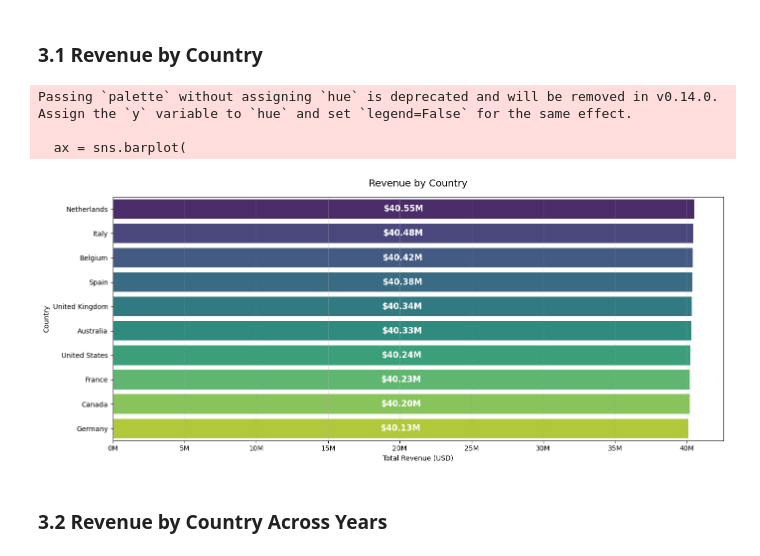
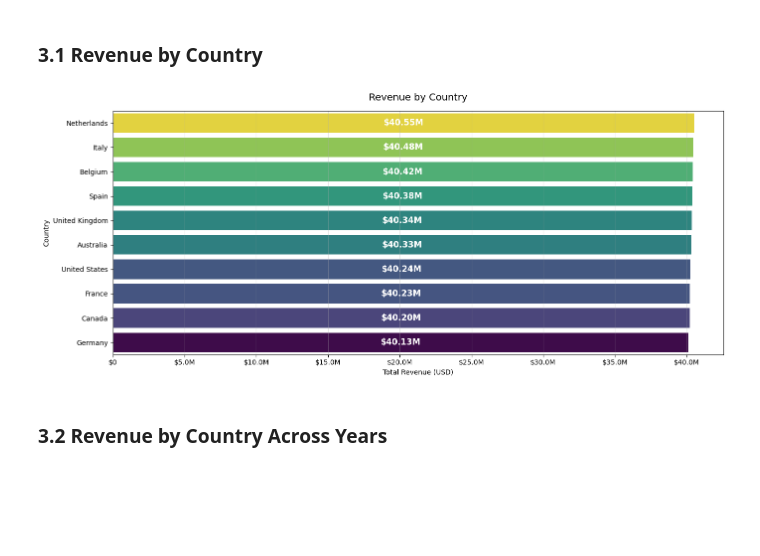
Before and after one commit to judiellegaspina/Ecommerce-EDA-and-Sales-Prediction, a Jupyter notebook: 05_Sales_Analysis.ipynb, the cells around one changed output. Cells and saved outputs as stored; diff of their text form; code cells hidden in the pictures; blank space fills up the shorter version.

Commit message:
-make formatter of x and y axis dynamic -adjust container data values format

```diff
--- a/05_Sales_Analysis.ipynb
+++ b/05_Sales_Analysis.ipynb
@@ -9,6 +10,16 @@ import seaborn as sns
 # %%
 pd.set_option('display.max_columns', None)
 pd.set_option('display.float_format', '{:,.2f}'.format)
+# %%
+def currency_formatter(x, _):
+    if x >= 1_000_000_000:
+        return f'${x/1e9:.1f}B'
+    elif x >= 1_000_000:
+        return f'${x/1e6:.1f}M'
+    elif x >= 1_000:
+        return f'${x/1e3:.1f}K'
+    else:
+        return f'${x:,.0f}'
 # %%
 sales_df = pd.read_csv(
     'dataset/processed/ecommerce_processed.csv',
@@ -329,7 +344,7 @@ ax.spines['right'].set_visible(False)
 for container in ax.containers:
     ax.bar_label(
         container,
-        labels=[f'${v/1e6:,.2f}M' for v in container.datavalues],
+        labels=[f'${v:,.2f}' for v in container.datavalues],
         label_type='edge',
         color='black',
         fontsize=9,
@@ -373,7 +388,7 @@ ax.spines['right'].set_visible(False)
 for container in ax.containers:
     ax.bar_label(
         container,
-        labels=[f'{v:,.2f}' for v in container.datavalues],
+        labels=[f'{v:,.2f}K' for v in container.datavalues],
         label_type='center',
         color='white',
         fontsize=12,
@@ -401,39 +416,38 @@ country_revenue = (
     .reset_index()
 )
 
 plt.figure(figsize=(14, 6))
 
 ax = sns.barplot(
     data=country_revenue,
     x='net_revenue_usd',
     y='country',
     orient='h',
-    palette='viridis'
+    palette='viridis',
+    hue='net_revenue_usd',
+    legend=False
 )
 
 # Add value labels on each marker
 for container in ax.containers:
     ax.bar_label(
         container,
         labels=[f'${v/1e6:,.2f}M' for v in container.datavalues],
         label_type='center',
         color='white',
         fontsize=12,
         fontweight='bold',
     )
 
 plt.title('Revenue by Country', fontsize=14, pad=15)
 plt.xlabel('Total Revenue (USD)')
 plt.ylabel('Country')
-plt.gca().xaxis.set_major_formatter(plt.FuncFormatter(lambda x, _: f'{x/1e6:.0f}M'))
+plt.gca().xaxis.set_major_formatter(FuncFormatter(currency_formatter))
 plt.grid(axis='x', alpha=0.3)
 plt.tight_layout()
 plt.show()
 # %% [output]
-Passing `palette` without assigning `hue` is deprecated and will be removed in v0.14.0. Assign the `y` variable to `hue` and set `legend=False` for the same effect.
-
-  ax = sns.barplot(
-[figure, old version]
+[figure, new version]
 # %% [markdown]
 ### 3.2 Revenue by Country Across Years
 # %%
```
Also changed, not shown: parts of 18 cells of this notebook.
